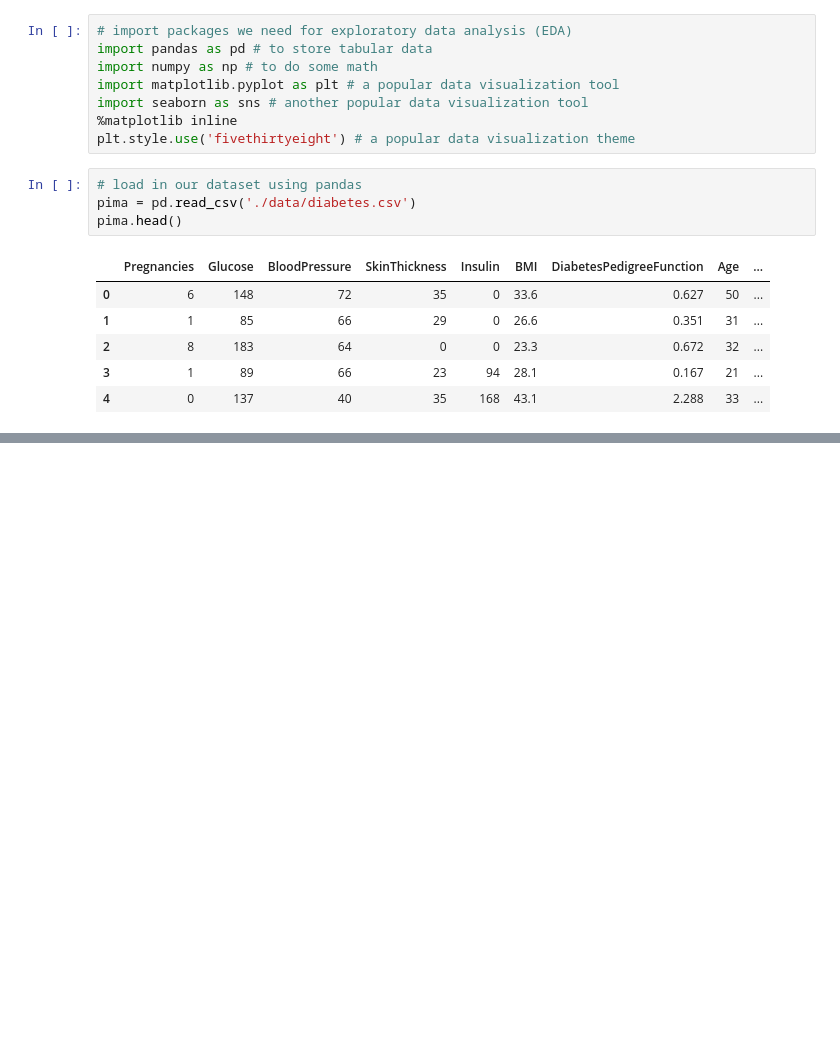
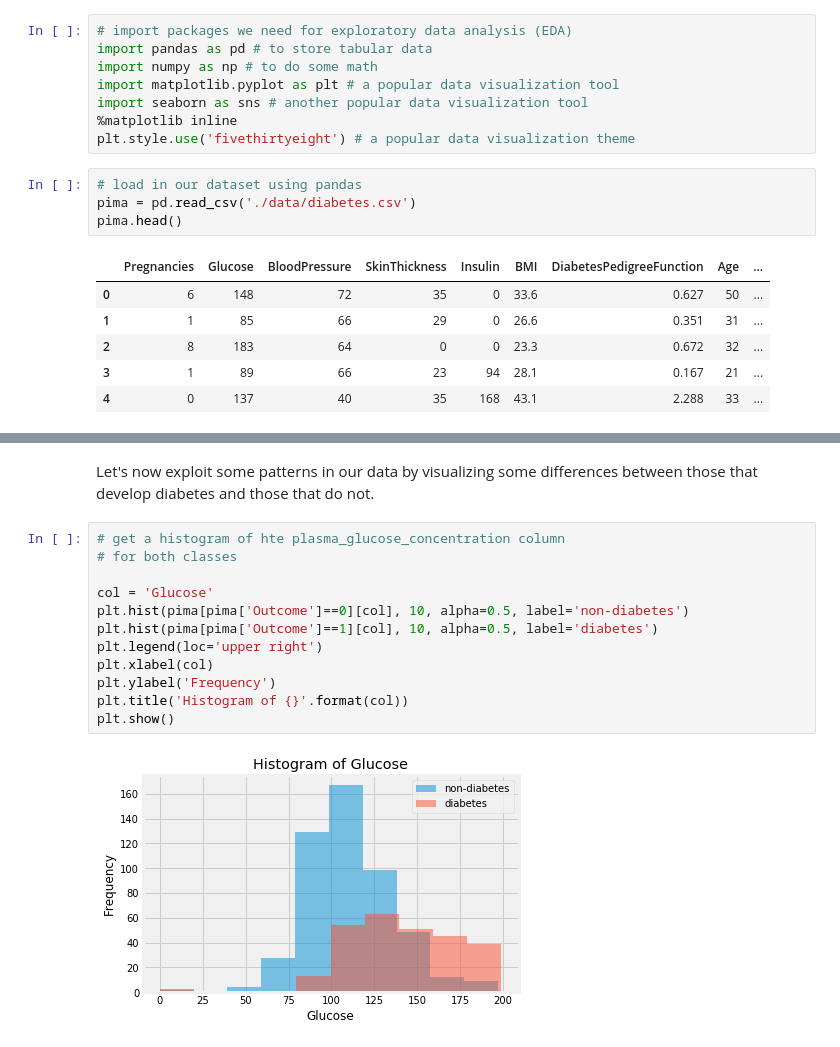
Before and after one commit to travisgillespie/machineLearning, a Jupyter notebook: FE3_feature_improvement/01_indentify_missing_values/Identify missing values.ipynb, the cells around one changed output, grey strips where cells are left out. Saved outputs shown, nothing was run; the diff lists cells and outputs as text; blank space fills up the shorter version.

```diff
--- a/FE3_feature_improvement/01_indentify_missing_values/Identify missing values.ipynb
+++ b/FE3_feature_improvement/01_indentify_missing_values/Identify missing values.ipynb
@@ -21,0 +63,16 @@ pima.head()
+# %% [markdown]
+Let's now exploit some patterns in our data by visualizing some differences between those that develop diabetes and those that do not.
+# %%
+# get a histogram of hte plasma_glucose_concentration column
+# for both classes
+
+col = 'Glucose'
+plt.hist(pima[pima['Outcome']==0][col], 10, alpha=0.5, label='non-diabetes')
+plt.hist(pima[pima['Outcome']==1][col], 10, alpha=0.5, label='diabetes')
+plt.legend(loc='upper right')
+plt.xlabel(col)
+plt.ylabel('Frequency')
+plt.title('Histogram of {}'.format(col))
+plt.show()
+# %% [output]
+[figure, added]
```
Also changed, not shown: parts of 5 cells of this notebook.
